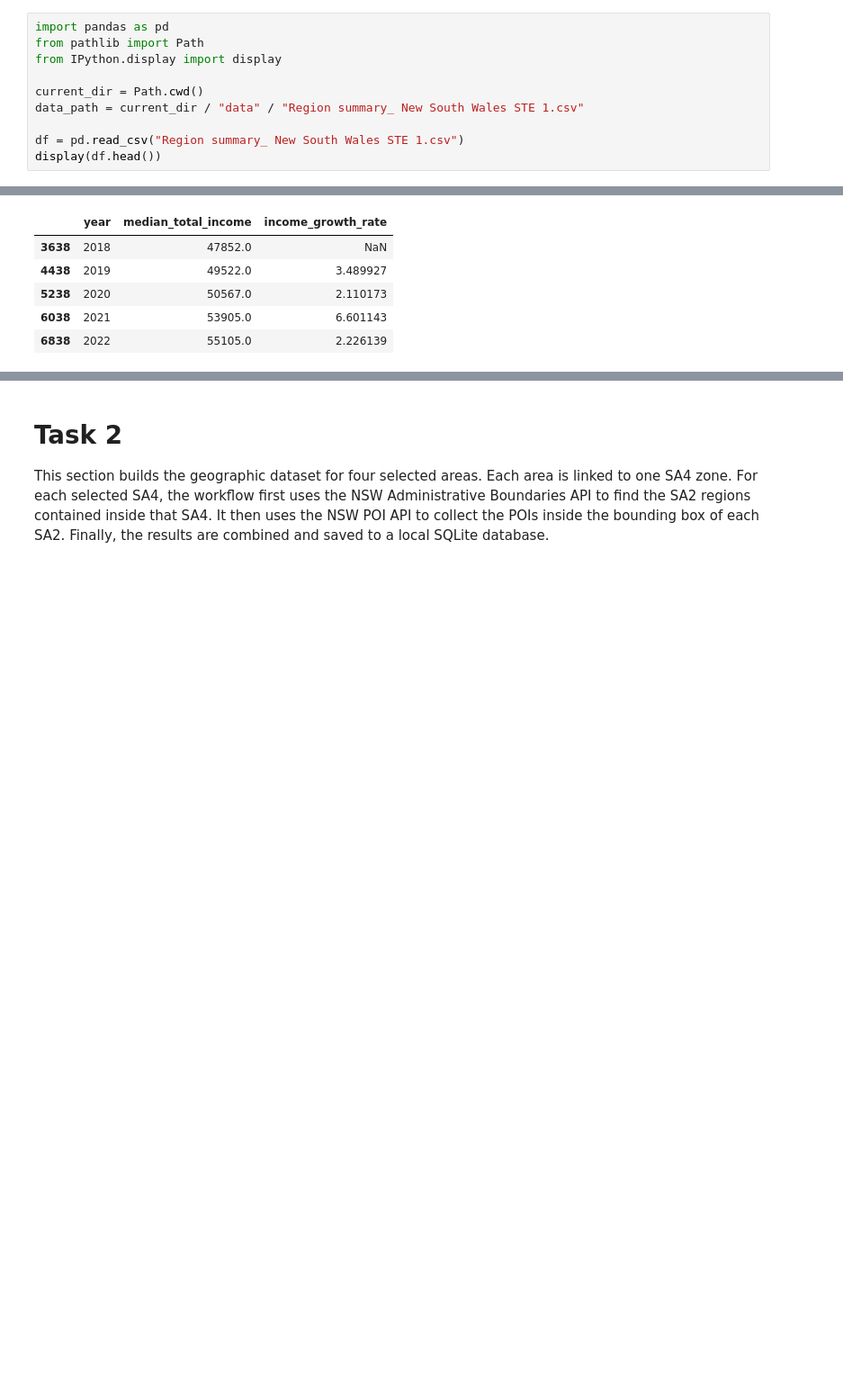
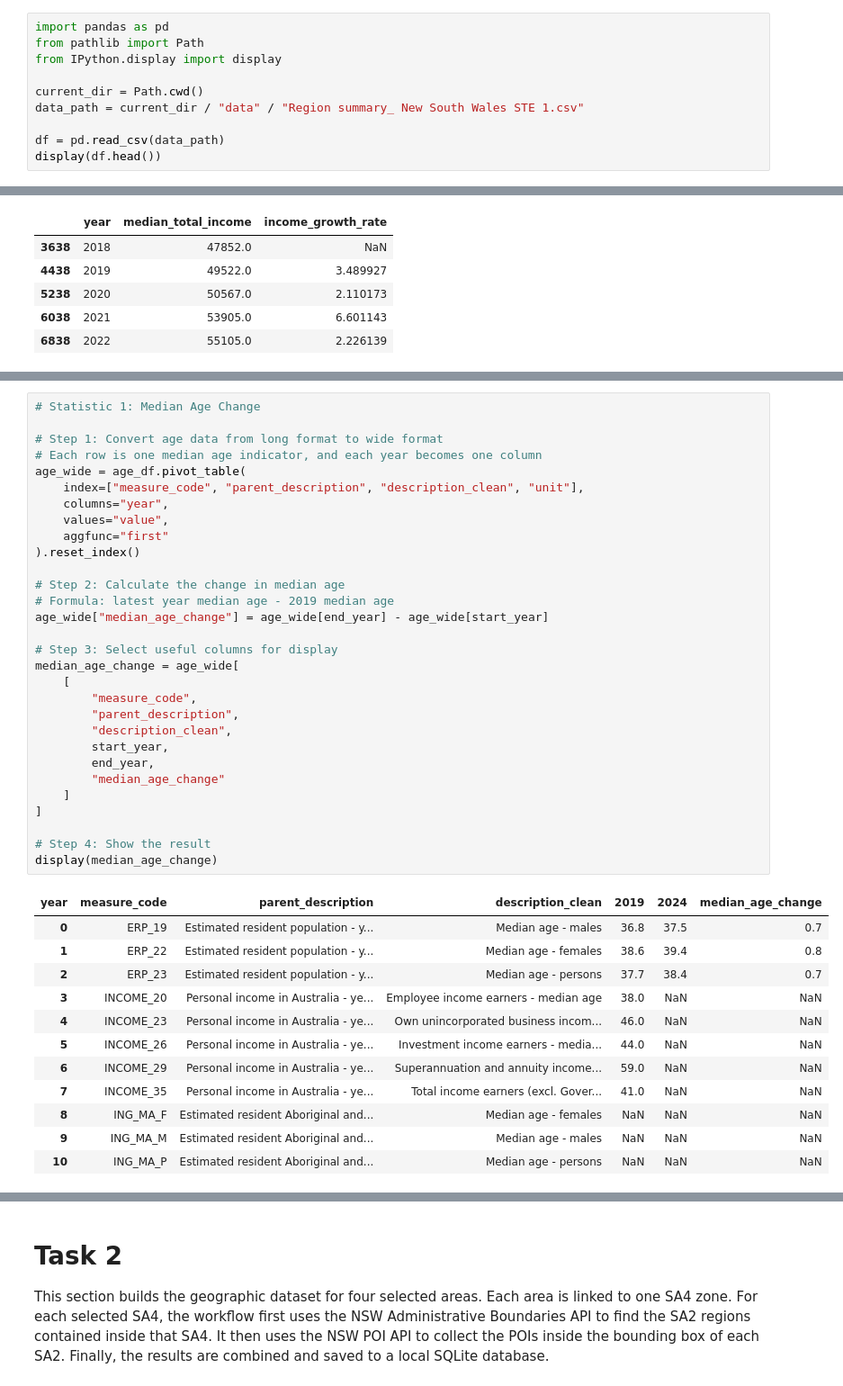
Before and after one commit to felix971/DATA2001_G56, a Jupyter notebook: data2001-版本2.ipynb, the cells around one changed output, grey strips where cells are left out. Shown at 90% size. Cells and saved outputs as stored; diff of their text form; blank space fills up the shorter version.

Commit message:
5 age statistics

```diff
--- a/data2001-版本2.ipynb
+++ b/data2001-版本2.ipynb
@@ -10,7 +10,7 @@ from IPython.display import display
 current_dir = Path.cwd()
 data_path = current_dir / "data" / "Region summary_ New South Wales STE 1.csv"
 
-df = pd.read_csv("Region summary_ New South Wales STE 1.csv")
+df = pd.read_csv(data_path)
 display(df.head())
 # %% [output]
 |  | Measure Code | Parent Description | Description | 2011 | 2015 | 2016 | 2017 | 2018 | 2019 | ... |
@@ -371,0 +438,43 @@ display(employee_income_source_df)
+# %%
+# Statistic 1: Median Age Change
+
+# Step 1: Convert age data from long format to wide format
+# Each row is one median age indicator, and each year becomes one column
+age_wide = age_df.pivot_table(
+    index=["measure_code", "parent_description", "description_clean", "unit"],
+    columns="year",
+    values="value",
+    aggfunc="first"
+).reset_index()
+
+# Step 2: Calculate the change in median age
+# Formula: latest year median age - 2019 median age
+age_wide["median_age_change"] = age_wide[end_year] - age_wide[start_year]
+
+# Step 3: Select useful columns for display
+median_age_change = age_wide[
+    [
+        "measure_code",
+        "parent_description",
+        "description_clean",
+        start_year,
+        end_year,
+        "median_age_change"
+    ]
+]
+
+# Step 4: Show the result
+display(median_age_change)
+# %% [output]
+| year | measure_code | parent_description | description_clean | 2019 | 2024 | median_age_change |
+| 0 | ERP_19 | Estimated resident population - y... | Median age - males | 36.8 | 37.5 | 0.7 |
+| 1 | ERP_22 | Estimated resident population - y... | Median age - females | 38.6 | 39.4 | 0.8 |
+| 2 | ERP_23 | Estimated resident population - y... | Median age - persons | 37.7 | 38.4 | 0.7 |
+| 3 | INCOME_20 | Personal income in Australia - ye... | Employee income earners - median age | 38.0 | NaN | NaN |
+| 4 | INCOME_23 | Personal income in Australia - ye... | Own unincorporated business incom... | 46.0 | NaN | NaN |
+| 5 | INCOME_26 | Personal income in Australia - ye... | Investment income earners - media... | 44.0 | NaN | NaN |
+| 6 | INCOME_29 | Personal income in Australia - ye... | Superannuation and annuity income... | 59.0 | NaN | NaN |
+| 7 | INCOME_35 | Personal income in Australia - ye... | Total income earners (excl. Gover... | 41.0 | NaN | NaN |
+| 8 | ING_MA_F | Estimated resident Aboriginal and... | Median age - females | NaN | NaN | NaN |
+| 9 | ING_MA_M | Estimated resident Aboriginal and... | Median age - males | NaN | NaN | NaN |
+| 10 | ING_MA_P | Estimated resident Aboriginal and... | Median age - persons | NaN | NaN | NaN |
```
Also changed, not shown: parts of 20 cells of this notebook, 1 other file.
